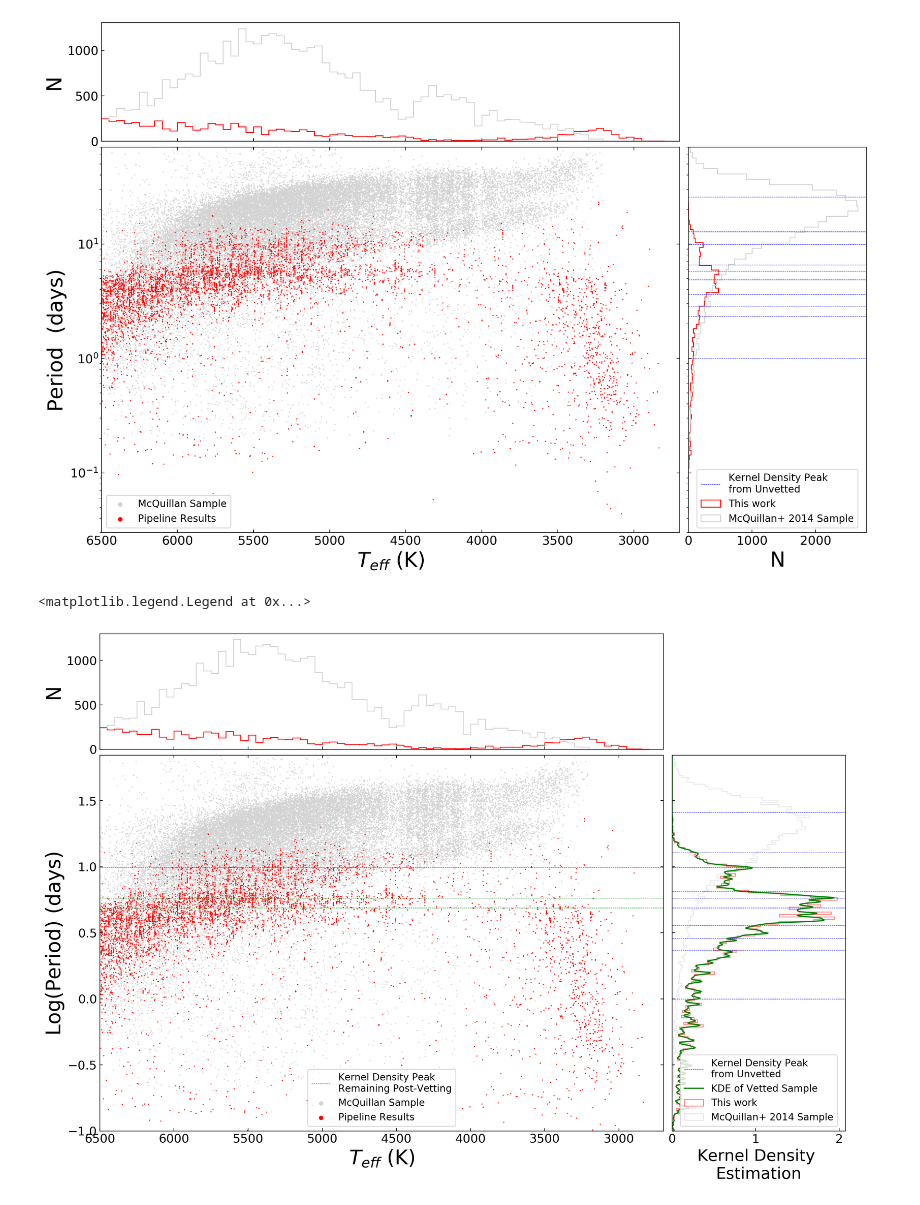
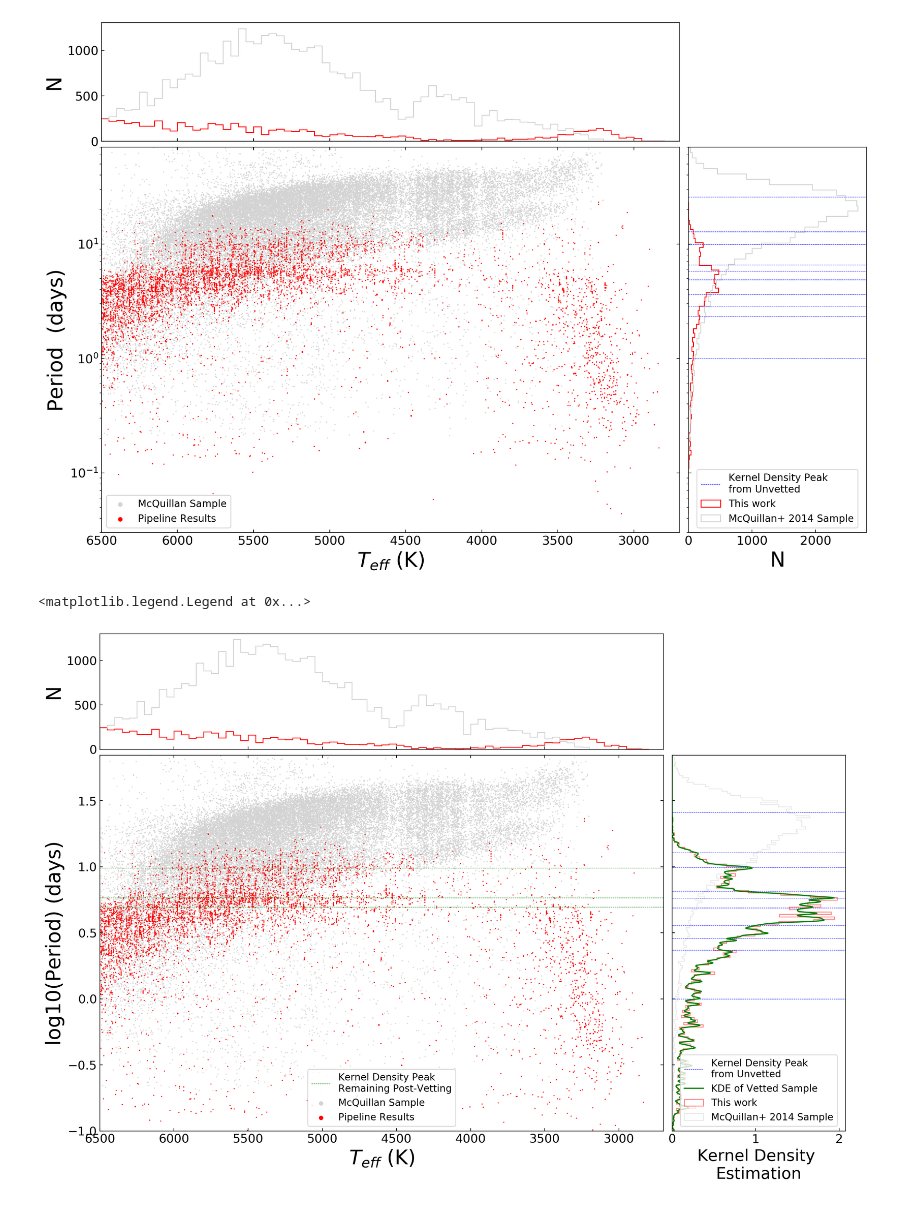
Before and after one commit to deerow22/helenResearch, a Jupyter notebook: PaperPlots/Final_VettingResults.ipynb, the cells around one changed output. Cells and saved outputs as stored; diff of their text form; code cells hidden in the pictures.

Commit message:
Add files via upload
corrected remaining systematics to match vetted kde

```diff
--- a/PaperPlots/Final_VettingResults.ipynb
+++ b/PaperPlots/Final_VettingResults.ipynb
@@ -201,44 +201,52 @@ for i in goodpeaks:
         ax_histy.axhline(np.log10(i), linestyle='--',linewidth=.5,color='b',label='Kernel Density Peak \nfrom Unvetted')
     else:
         ax_histy.axhline(np.log10(i), linestyle='--',linewidth=.5,color='b')
-# plot remaining systematics after vetting
-remaining_sys0 = goodpeaks[4:6] #grab 5th & 6th
-remaining_sys = np.concatenate((remaining_sys0,np.array([goodpeaks[7]]))) #grab 8th
+###plot remaining systematics after vetting
+# remaining_sys0 = goodpeaks[4:6] #grab 5th & 6th
+# remaining_sys = np.concatenate((remaining_sys0,np.array([goodpeaks[7]]))) #grab 8th
+kde_x2, kde_y2 = kde(np.log10(y), (np.log10(.1),np.log10(70)))
+peaks2 = np.array([i for i in range(1, len(kde_y2)-1) if kde_y2[i-1] <
+                  kde_y2[i] and kde_y2[i+1] < kde_y2[i]])
+x_peaks2 = kde_x2[peaks2]
+y_peaks2 = kde_y2[peaks2]
+peaks3 = np.sort(10**(x_peaks2[x_peaks2>.001])) #set a threshold for peaks
+remaining_sys0 = np.concatenate((np.array([peaks3[15]]), np.array([peaks3[17]]) ))
+remaining_sys = np.concatenate((remaining_sys0,np.array([peaks3[22]])))
 for i in remaining_sys:
     if i == remaining_sys[0]:
         ax_scatter.axhline(np.log10(i), linestyle='--',linewidth=.5,color='g',label='Kernel Density Peak \nRemaining Post-Vetting')
     else:
         ax_scatter.axhline(np.log10(i), linestyle='--',linewidth=.5,color='g')
 
+
 # the scatter plot:
 ax_scatter.scatter(mqdata['TEMP'],np.log10(mqdata['ROTATION_PERIOD'].to_numpy()),color='lightgrey',s=.2,rasterized=True,label='McQuillan Sample')
 ax_scatter.scatter(x, np.log10(y),s=.2, color='r',rasterized=True, label='Pipeline Results')
 ax_scatter.set_xlabel('$T_{eff}$ (K)',fontsize=25)
-ax_scatter.set_ylabel('Log(Period) (days)',fontsize=25)
+ax_scatter.set_ylabel('log10(Period) (days)',fontsize=25)
 ax_scatter.legend(fontsize='large', markerscale=10)
 ax_scatter.set_xlim(6500, 2700)
 ax_scatter.set_ylim(np.log10(.1),np.log10(70));
 
 
 # top histogram
 binwidth = 0.25
 xbins = np.arange(2700, 6500 + binwidth, 50)
 ax_histx.hist(x, bins=xbins, histtype='step',color='r')
 ax_histx.hist(mqdata['TEMP'], bins=xbins, histtype='step',color='lightgrey')
 ax_histx.set_xlim(ax_scatter.get_xlim())
 ax_histx.set_ylabel('N',fontsize=25)
 
 #side histogram
 ax_histy.hist(np.log10(y), bins=150, histtype='step',density=True,alpha=.5,orientation='horizontal',color='r',label='This work')
 ax_histy.hist(np.log10(mqdata['ROTATION_PERIOD'].to_numpy()), bins=150, histtype='step',density=True,alpha=.5,orientation='horizontal',color='lightgrey',label='McQuillan+ 2014 Sample')
 ax_histy.set_xlabel('Kernel Density \nEstimation',fontsize=20)
 ax_histy.set_ylim(np.log10(.1),np.log10(70));
 
 
 #side plot kde
-kde_x2, kde_y2 = kde(np.log10(y), (np.log10(.1),np.log10(70)))
 ax_histy.plot(kde_y2, kde_x2,label='KDE of Vetted Sample',color='g');
 ax_histy.legend(fontsize='large',markerscale=10,loc='lower center')
 # %% [output]
 <matplotlib.legend.Legend at 0x...>
-[figure, old version]
+[figure, new version]
```
Also changed, not shown: parts of 1 cell of this notebook.
